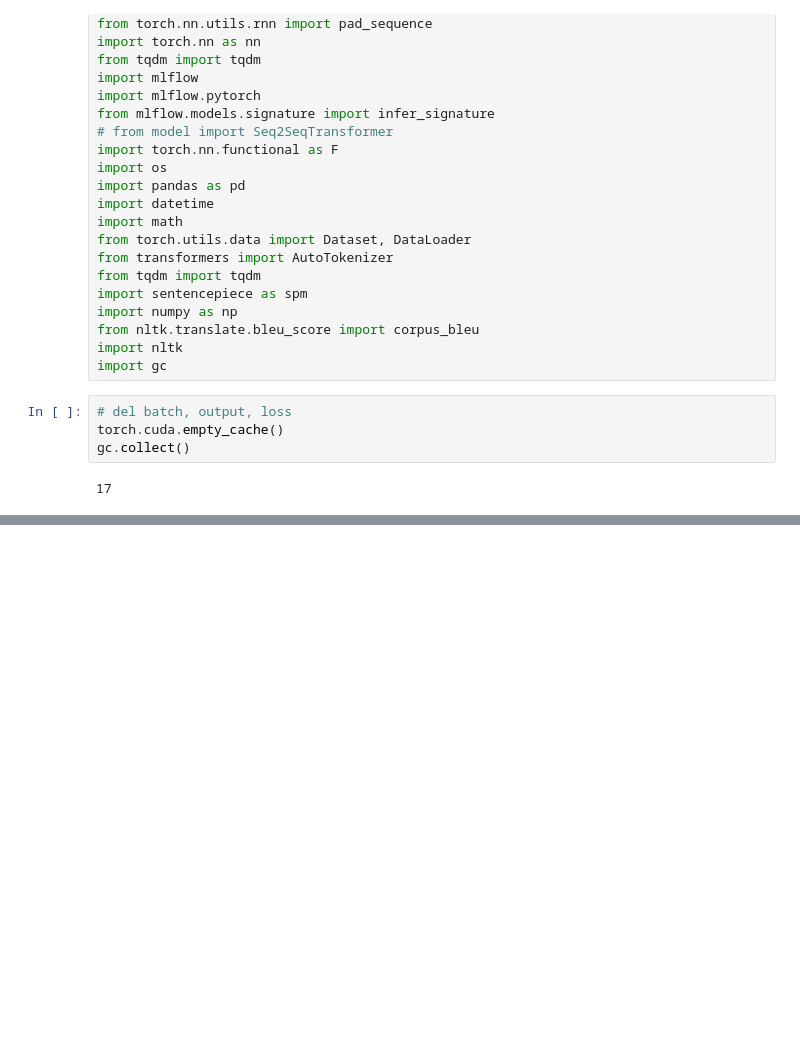
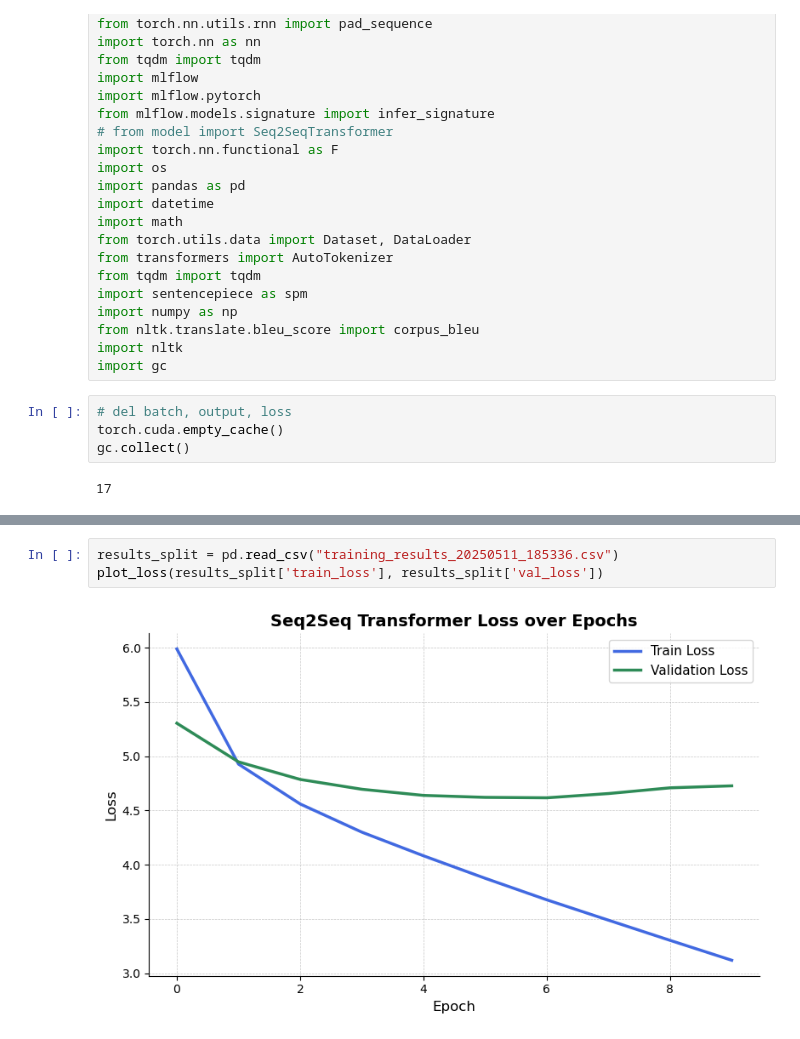
Before and after one commit to lashebir/de-en-translator, a Jupyter notebook: train_test_notebook.ipynb, the cells around one changed output, grey strips where cells are left out. Drawn from its saved outputs; the diff is of its cells as text; blank space fills up the shorter version.

```diff
--- a/train_test_notebook.ipynb
+++ b/train_test_notebook.ipynb
@@ -1087,0 +212,5 @@ Special tokens:
+# %%
+results_split = pd.read_csv("training_results_20250511_185336.csv")
+plot_loss(results_split['train_loss'], results_split['val_loss'])
+# %% [output]
+[figure, added]
```
Also changed, not shown: parts of 19 cells of this notebook.
